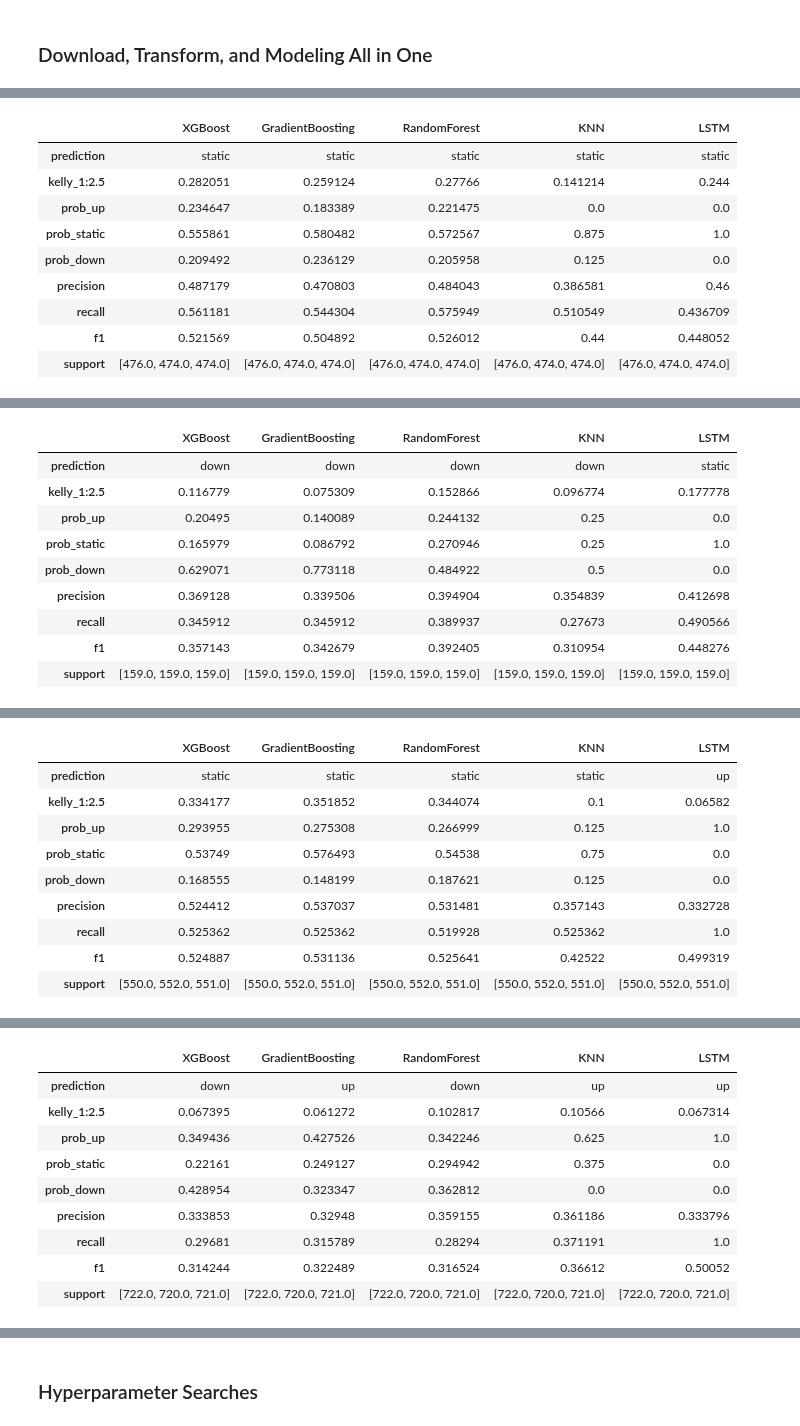
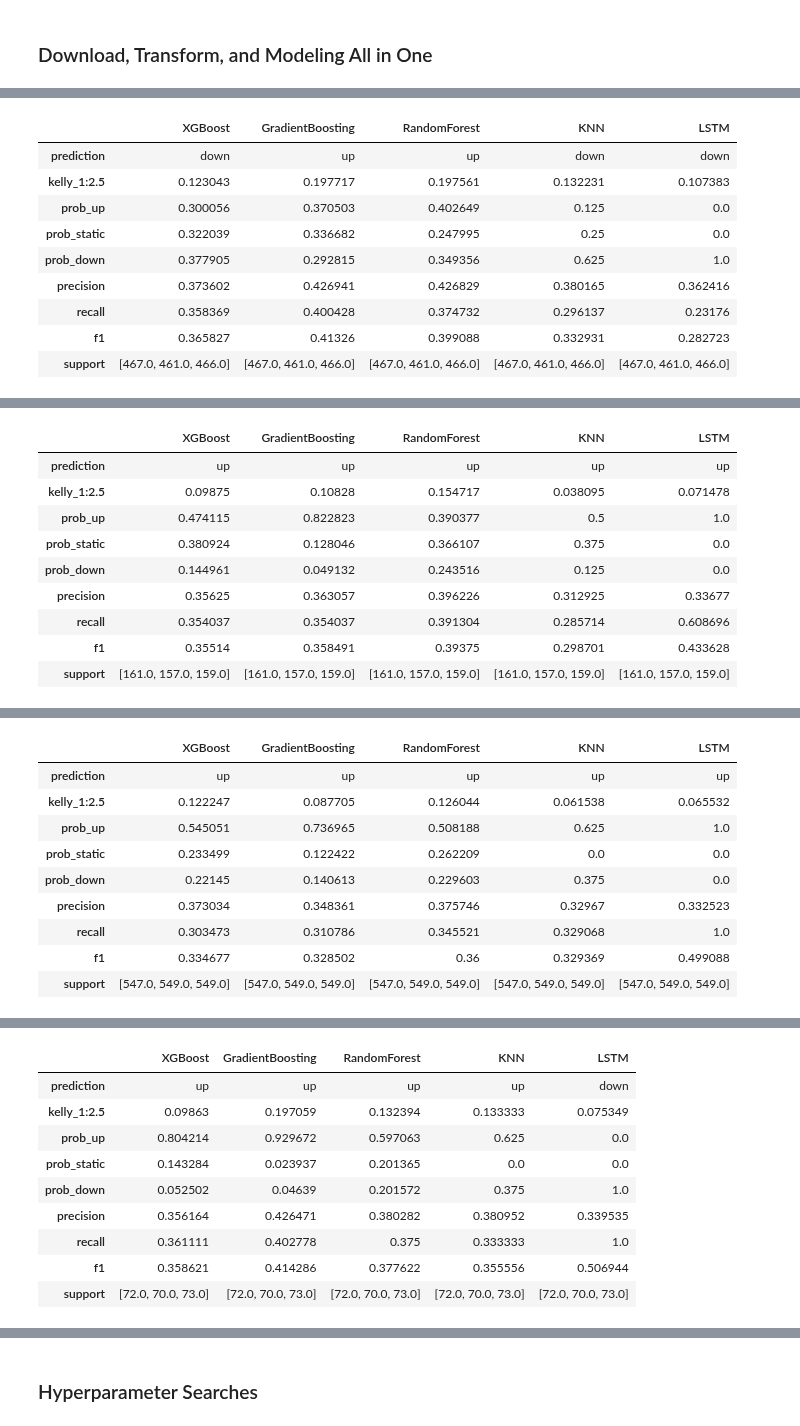
Before and after one commit to yuchild/stock_production, a Jupyter notebook: stock_next_time_frame_predictor.ipynb, the cells around one changed output, grey strips where cells are left out. Drawn from its saved outputs; the diff is of its cells as text; code cells hidden in the pictures.

```diff
--- a/stock_next_time_frame_predictor.ipynb
+++ b/stock_next_time_frame_predictor.ipynb
@@ -79,5 +79,5 @@ from src import modules as f # f is for function
 # %% [markdown]
 ### Download, Transform, and Modeling All in One
 # %%
-f.predictions('oxy')
+f.predictions('qs')
 # %% [output]
@@ -85,10 +85,10 @@ OXY 5m Interval Timestamp: 2024-12-26 22:11:21
 |  | XGBoost | GradientBoosting | RandomForest | KNN | LSTM |
-| prediction | static | static | static | static | static |
-| kelly_1:2.5 | 0.282051 | 0.259124 | 0.27766 | 0.141214 | 0.244 |
-| prob_up | 0.234647 | 0.183389 | 0.221475 | 0.0 | 0.0 |
-| prob_static | 0.555861 | 0.580482 | 0.572567 | 0.875 | 1.0 |
-| prob_down | 0.209492 | 0.236129 | 0.205958 | 0.125 | 0.0 |
-| precision | 0.487179 | 0.470803 | 0.484043 | 0.386581 | 0.46 |
-| recall | 0.561181 | 0.544304 | 0.575949 | 0.510549 | 0.436709 |
-| f1 | 0.521569 | 0.504892 | 0.526012 | 0.44 | 0.448052 |
-| support | [476.0, 474.0, 474.0] | [476.0, 474.0, 474.0] | [476.0, 474.0, 474.0] | [476.0, 474.0, 474.0] | [476.0, 474.0, 474.0] |
+| prediction | down | up | up | down | down |
+| kelly_1:2.5 | 0.123043 | 0.197717 | 0.197561 | 0.132231 | 0.107383 |
+| prob_up | 0.300056 | 0.370503 | 0.402649 | 0.125 | 0.0 |
+| prob_static | 0.322039 | 0.336682 | 0.247995 | 0.25 | 0.0 |
+| prob_down | 0.377905 | 0.292815 | 0.349356 | 0.625 | 1.0 |
+| precision | 0.373602 | 0.426941 | 0.426829 | 0.380165 | 0.362416 |
+| recall | 0.358369 | 0.400428 | 0.374732 | 0.296137 | 0.23176 |
+| f1 | 0.365827 | 0.41326 | 0.399088 | 0.332931 | 0.282723 |
+| support | [467.0, 461.0, 466.0] | [467.0, 461.0, 466.0] | [467.0, 461.0, 466.0] | [467.0, 461.0, 466.0] | [467.0, 461.0, 466.0] |
@@ -96,10 +96,10 @@ OXY 15m Interval Timestamp: 2024-12-26 22:11:47
 |  | XGBoost | GradientBoosting | RandomForest | KNN | LSTM |
-| prediction | down | down | down | down | static |
-| kelly_1:2.5 | 0.116779 | 0.075309 | 0.152866 | 0.096774 | 0.177778 |
-| prob_up | 0.20495 | 0.140089 | 0.244132 | 0.25 | 0.0 |
-| prob_static | 0.165979 | 0.086792 | 0.270946 | 0.25 | 1.0 |
-| prob_down | 0.629071 | 0.773118 | 0.484922 | 0.5 | 0.0 |
-| precision | 0.369128 | 0.339506 | 0.394904 | 0.354839 | 0.412698 |
-| recall | 0.345912 | 0.345912 | 0.389937 | 0.27673 | 0.490566 |
-| f1 | 0.357143 | 0.342679 | 0.392405 | 0.310954 | 0.448276 |
-| support | [159.0, 159.0, 159.0] | [159.0, 159.0, 159.0] | [159.0, 159.0, 159.0] | [159.0, 159.0, 159.0] | [159.0, 159.0, 159.0] |
+| prediction | up | up | up | up | up |
+| kelly_1:2.5 | 0.09875 | 0.10828 | 0.154717 | 0.038095 | 0.071478 |
+| prob_up | 0.474115 | 0.822823 | 0.390377 | 0.5 | 1.0 |
+| prob_static | 0.380924 | 0.128046 | 0.366107 | 0.375 | 0.0 |
+| prob_down | 0.144961 | 0.049132 | 0.243516 | 0.125 | 0.0 |
+| precision | 0.35625 | 0.363057 | 0.396226 | 0.312925 | 0.33677 |
+| recall | 0.354037 | 0.354037 | 0.391304 | 0.285714 | 0.608696 |
+| f1 | 0.35514 | 0.358491 | 0.39375 | 0.298701 | 0.433628 |
+| support | [161.0, 157.0, 159.0] | [161.0, 157.0, 159.0] | [161.0, 157.0, 159.0] | [161.0, 157.0, 159.0] | [161.0, 157.0, 159.0] |
@@ -107,10 +107,10 @@ OXY 1h Interval Timestamp: 2024-12-26 22:12:01
 |  | XGBoost | GradientBoosting | RandomForest | KNN | LSTM |
-| prediction | static | static | static | static | up |
-| kelly_1:2.5 | 0.334177 | 0.351852 | 0.344074 | 0.1 | 0.06582 |
-| prob_up | 0.293955 | 0.275308 | 0.266999 | 0.125 | 1.0 |
-| prob_static | 0.53749 | 0.576493 | 0.54538 | 0.75 | 0.0 |
-| prob_down | 0.168555 | 0.148199 | 0.187621 | 0.125 | 0.0 |
-| precision | 0.524412 | 0.537037 | 0.531481 | 0.357143 | 0.332728 |
-| recall | 0.525362 | 0.525362 | 0.519928 | 0.525362 | 1.0 |
-| f1 | 0.524887 | 0.531136 | 0.525641 | 0.42522 | 0.499319 |
-| support | [550.0, 552.0, 551.0] | [550.0, 552.0, 551.0] | [550.0, 552.0, 551.0] | [550.0, 552.0, 551.0] | [550.0, 552.0, 551.0] |
+| prediction | up | up | up | up | up |
+| kelly_1:2.5 | 0.122247 | 0.087705 | 0.126044 | 0.061538 | 0.065532 |
+| prob_up | 0.545051 | 0.736965 | 0.508188 | 0.625 | 1.0 |
+| prob_static | 0.233499 | 0.122422 | 0.262209 | 0.0 | 0.0 |
+| prob_down | 0.22145 | 0.140613 | 0.229603 | 0.375 | 0.0 |
+| precision | 0.373034 | 0.348361 | 0.375746 | 0.32967 | 0.332523 |
+| recall | 0.303473 | 0.310786 | 0.345521 | 0.329068 | 1.0 |
+| f1 | 0.334677 | 0.328502 | 0.36 | 0.329369 | 0.499088 |
+| support | [547.0, 549.0, 549.0] | [547.0, 549.0, 549.0] | [547.0, 549.0, 549.0] | [547.0, 549.0, 549.0] | [547.0, 549.0, 549.0] |
@@ -118,10 +118,10 @@ OXY 1d Interval Timestamp: 2024-12-26 22:12:39
 |  | XGBoost | GradientBoosting | RandomForest | KNN | LSTM |
-| prediction | down | up | down | up | up |
-| kelly_1:2.5 | 0.067395 | 0.061272 | 0.102817 | 0.10566 | 0.067314 |
-| prob_up | 0.349436 | 0.427526 | 0.342246 | 0.625 | 1.0 |
-| prob_static | 0.22161 | 0.249127 | 0.294942 | 0.375 | 0.0 |
-| prob_down | 0.428954 | 0.323347 | 0.362812 | 0.0 | 0.0 |
-| precision | 0.333853 | 0.32948 | 0.359155 | 0.361186 | 0.333796 |
-| recall | 0.29681 | 0.315789 | 0.28294 | 0.371191 | 1.0 |
-| f1 | 0.314244 | 0.322489 | 0.316524 | 0.36612 | 0.50052 |
-| support | [722.0, 720.0, 721.0] | [722.0, 720.0, 721.0] | [722.0, 720.0, 721.0] | [722.0, 720.0, 721.0] | [722.0, 720.0, 721.0] |
+| prediction | up | up | up | up | down |
+| kelly_1:2.5 | 0.09863 | 0.197059 | 0.132394 | 0.133333 | 0.075349 |
+| prob_up | 0.804214 | 0.929672 | 0.597063 | 0.625 | 0.0 |
+| prob_static | 0.143284 | 0.023937 | 0.201365 | 0.0 | 0.0 |
+| prob_down | 0.052502 | 0.04639 | 0.201572 | 0.375 | 1.0 |
+| precision | 0.356164 | 0.426471 | 0.380282 | 0.380952 | 0.339535 |
+| recall | 0.361111 | 0.402778 | 0.375 | 0.333333 | 1.0 |
+| f1 | 0.358621 | 0.414286 | 0.377622 | 0.355556 | 0.506944 |
+| support | [72.0, 70.0, 73.0] | [72.0, 70.0, 73.0] | [72.0, 70.0, 73.0] | [72.0, 70.0, 73.0] | [72.0, 70.0, 73.0] |
```
Also changed, not shown: parts of 1 cell of this notebook, 12 other files.
